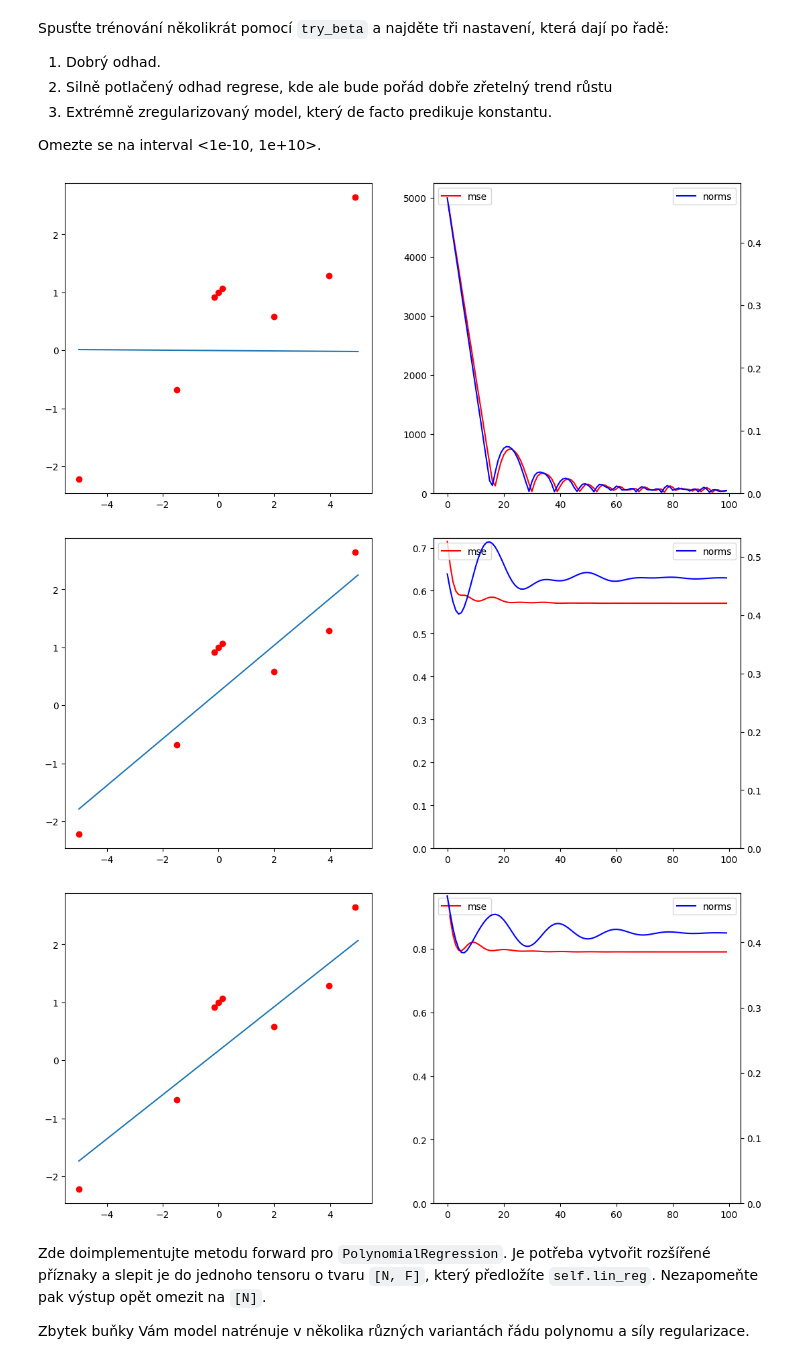
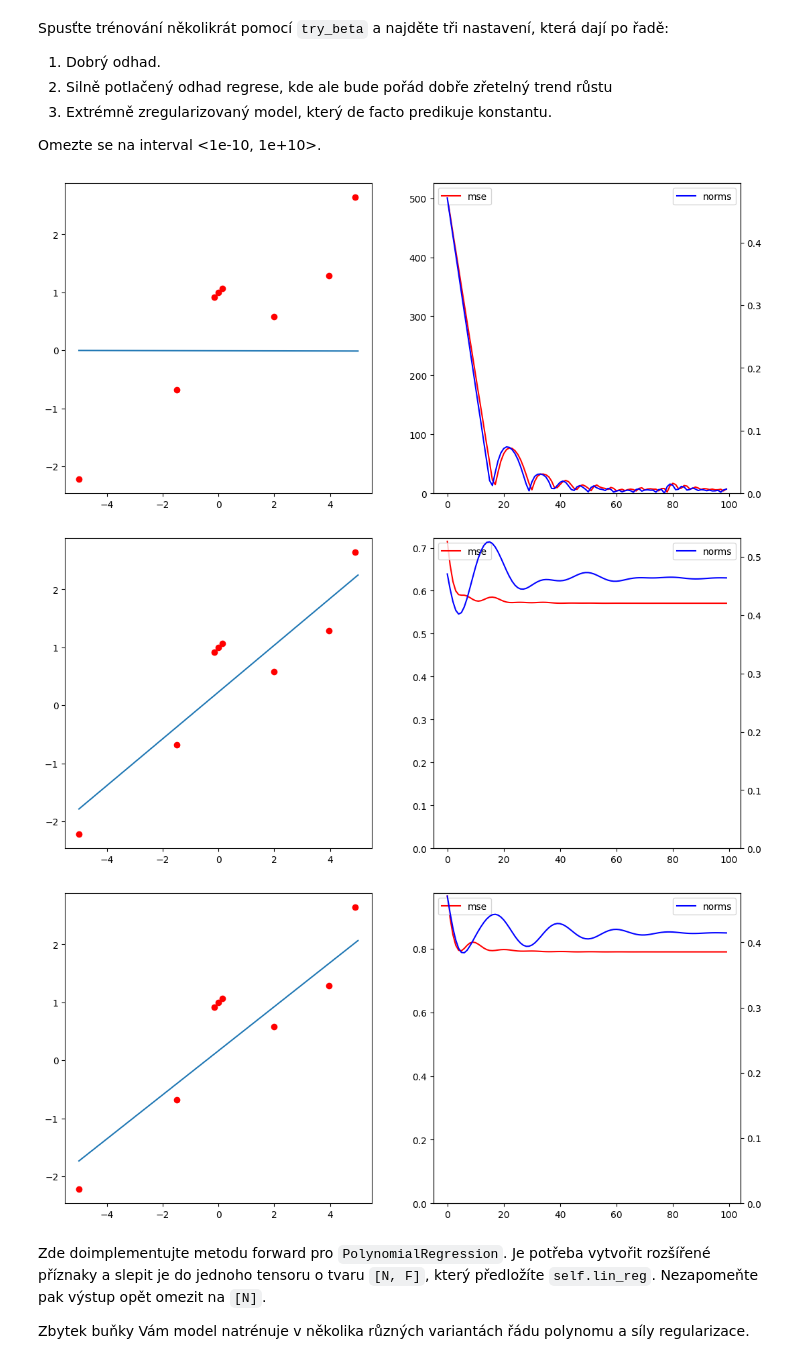
Before and after one commit to xplick04/SUI, a Jupyter notebook: proj3/zadani.ipynb, the cells around one changed output. Saved outputs shown, nothing was run; the diff lists cells and outputs as text; code cells hidden in the pictures.

```diff
--- a/proj3/zadani.ipynb
+++ b/proj3/zadani.ipynb
@@ -105,9 +105,8 @@ class LinearRegression(torch.nn.Module):
             self.lin_reg.bias[0] = 0.0
             self.lin_reg.weight[1:].zero_()
 
-
     def forward(self, x):
-        return self.lin_reg(x).squeeze()
+        return self.lin_reg(x).squeeze(-1) # CHECK: why squeeze?
 
     def l2_norm(self):
         return torch.sqrt(sum(p.norm()**2 for p in self.parameters()))
@@ -158,33 +157,33 @@ Omezte se na interval <1e-10, 1e+10>.
 # %%
 def plot_training_result(model, losses, norms):
     fig, axs = plt.subplots(ncols=2, figsize=(13, 6))
     axs[0].plot(xs.detach(), model(xs.float().unsqueeze(-1)).detach())
     axs[0].scatter(data, ts, c='r')
     axs[1].plot(losses, 'r-', label='mse')
     axs[1].legend(loc="upper left")
     axs[1].set_ylim(bottom=0)
     ax_2 = axs[1].twinx()
     ax_2.plot(norms, 'b-', label='norms')
     ax_2.legend(loc="upper right")
     ax_2.set_ylim(bottom=0)
 
 
 xs = torch.linspace(-5, 5, steps=100)
 data = torch.tensor([-4.99, 3.95, -1.5, -0.15, 0, 0.15, 2, 4.9]).unsqueeze(-1)
 ts = func(data).squeeze(-1).detach()
 
 def try_beta(l2_beta):
     regr_1 = LinearRegression(1)
     opt = torch.optim.Adam(regr_1.parameters(), 3e-2)
     losses, norms = train_regression_model(regr_1, MSE_with_regression(l2_beta), opt, data, ts)
     plot_training_result(regr_1, losses, norms)
 
 # TODO - try different values of beta, cim bliz realnymu vysledku, tim lip
-try_beta(10000)
+try_beta(1000)
 try_beta(0.5)
 try_beta(1)
 # %% [output]
-[figure, old version]
+[figure, new version]
 [figure]
 [figure]
 # %% [markdown]
```
Also changed, not shown: parts of 3 cells of this notebook.
